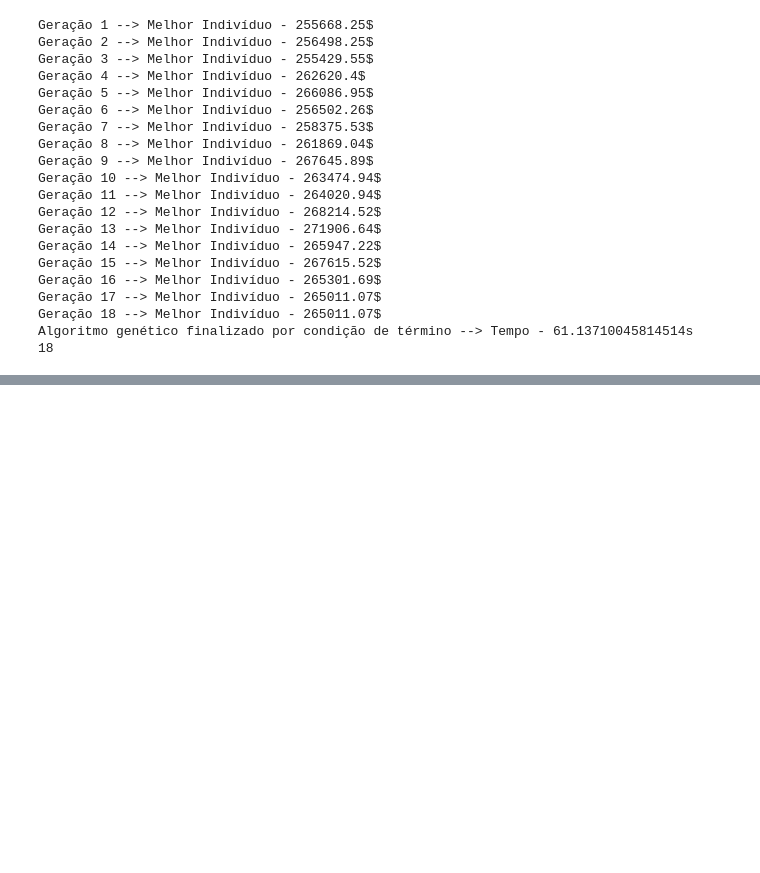
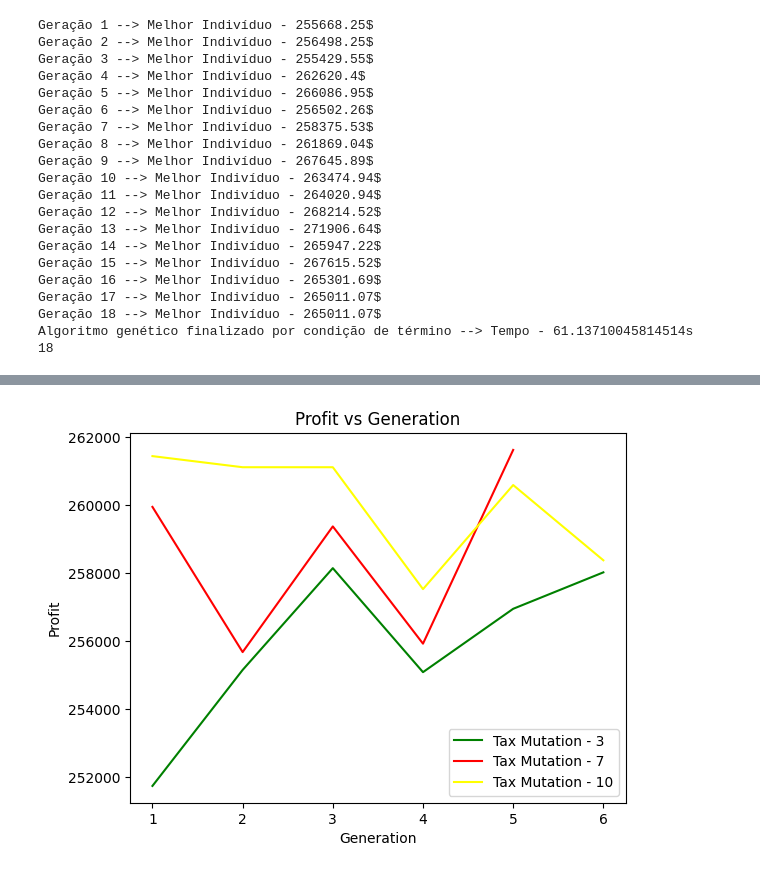
Before and after one commit to reiid00/MEIA-PROJ2, a Jupyter notebook: pl_td/planning_and_decision_making.ipynb, the cells around one changed output, grey strips where cells are left out. Cells and saved outputs as stored; diff of their text form; code cells hidden in the pictures; blank space fills up the shorter version.

```diff
--- a/pl_td/planning_and_decision_making.ipynb
+++ b/pl_td/planning_and_decision_making.ipynb
@@ -726,0 +690,74 @@ def iterate():
+# %%
+generations, bestInds = runGeneticAlgorithm(popSize, crossoverTax, 2, taxChangeGene, maxGenerations, maxTime, optimalSolution)
+generations, bestInds1 = runGeneticAlgorithm(popSize, crossoverTax, 9, taxChangeGene, maxGenerations, maxTime, optimalSolution)
+generations, bestInds2 = runGeneticAlgorithm(popSize, crossoverTax, 15, taxChangeGene, maxGenerations, maxTime, optimalSolution)
+
+revenueList = []
+
+count = 0
+for bestInd in bestInds:
+    revenueList.append(bestInd['calculatedProfit'])
+
+indexList = []
+count = 0
+for i in range(len(revenueList)):
+    count+=1
+    indexList.append(count)
+
+teste = pd.DataFrame(revenueList)
+teste['Generation'] = indexList
+teste = teste.rename(columns={0:'Profit'})
+
+
+revenueList1 = []
+
+for bestInd in bestInds1:
+    revenueList1.append(bestInd['calculatedProfit'])
+
+indexList1 = []
+count1 = 0
+for i in range(len(revenueList1)):
+    count1+=1
+    indexList1.append(count1)
+
+teste1= pd.DataFrame(revenueList1)
+teste1['Generation'] = indexList1
+teste1 = teste1.rename(columns={0:'Profit'})
+
+
+revenueList2 = []
+
+for bestInd in bestInds2:
+    revenueList2.append(bestInd['calculatedProfit'])
+
+indexList2 = []
+count2 = 0
+for i in range(len(revenueList2)):
+    count2+=1
+    indexList2.append(count2)
+
+teste2= pd.DataFrame(revenueList2)
+teste2['Generation'] = indexList2
+teste2 = teste2.rename(columns={0:'Profit'})
+
+# ------------------------------------------------------------------------------------
+
+# # Plot the first line
+ax = teste.plot(x='Generation', y='Profit', kind='line', label='Tax Mutation - 3', color='green')
+teste1.plot(x='Generation', y='Profit', kind='line', label='Tax Mutation - 7', color='red', ax=ax)
+teste2.plot(x='Generation', y='Profit', kind='line', label='Tax Mutation - 10', color='yellow', ax=ax)
+# # Plot the second line on the same axes
+
+# # Add a x and y label
+plt.xlabel("Generation")
+plt.ylabel("Profit")
+
+# # Add a title
+plt.title("Profit vs Generation")
+
+# # Add a legend
+plt.legend()
+
+# # Show the plot
+plt.show()
+# %% [output]
@@ -726,0 +781 @@ def iterate():
+[figure, added]
```
Also changed, not shown: parts of 6 cells of this notebook, 21 other files.
